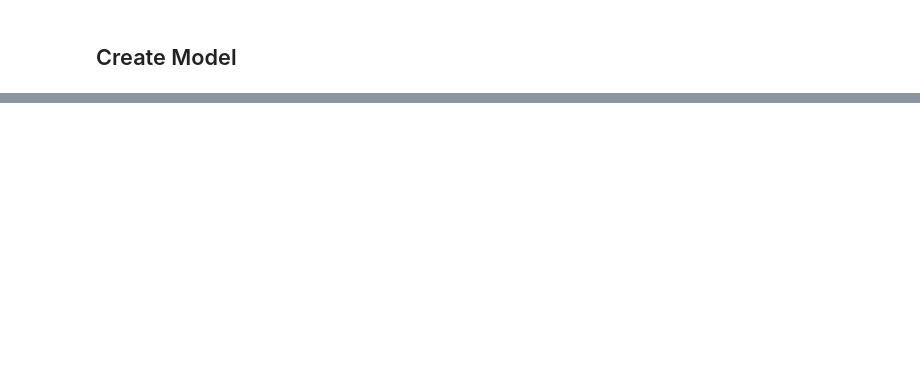
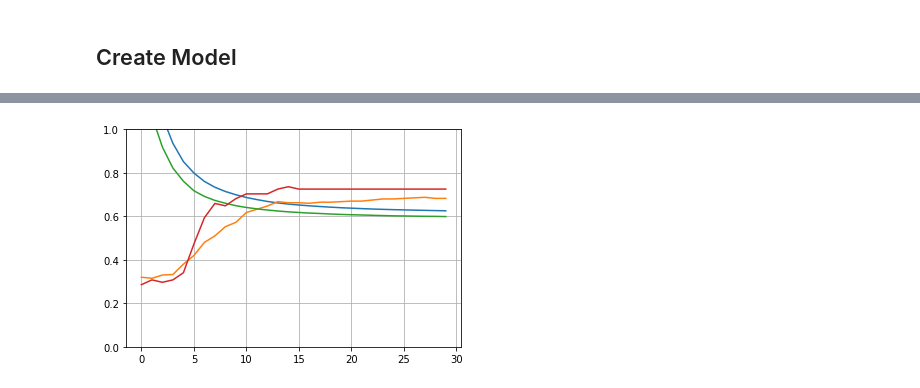
Before and after one commit to SpencerKeene/loan-prediction, a Jupyter notebook: model.ipynb, the cells around one changed output, grey strips where cells are left out. Saved outputs shown, nothing was run; the diff lists cells and outputs as text; code cells hidden in the pictures; blank space fills up the shorter version.

Commit message:
create model
create keras model

```diff
--- a/model.ipynb
+++ b/model.ipynb
@@ -331,0 +336,4 @@ loans.head()
+# %%
+x_valid, x_train = x_train_full[:91], x_train_full[91:]
+y_valid, y_train = y_train_full[:91], y_train_full[91:]
+x_valid.shape
@@ -331,0 +342,10 @@ loans.head()
+# %%
+import tensorflow as tf
+from tensorflow import keras
+
+model = keras.models.Sequential([
+    tf.keras.layers.InputLayer(input_shape=(16,)),
+    keras.layers.Dense(4, activation="relu"),
+    keras.layers.Dense(1, activation="sigmoid")
+])
+model.summary()
@@ -331,0 +366,6 @@ loans.head()
+# %%
+model.compile(loss="binary_crossentropy",
+              optimizer="adam",
+              metrics=["accuracy"])
+# %%
+history = model.fit(x_train, y_train, epochs=30, batch_size=8, validation_data=(x_valid, y_valid))
@@ -331,0 +395,11 @@ loans.head()
+# %%
+plt.plot(pd.DataFrame(history.history))
+plt.grid(True)
+plt.gca().set_ylim(0, 1)
+plt.show()
+#blue is loss
+#green is val_loss
+#orange is accuracy
+#red is val_accuracy
+# %% [output]
+[figure, added]
```
Also changed, not shown: parts of 10 cells of this notebook.
